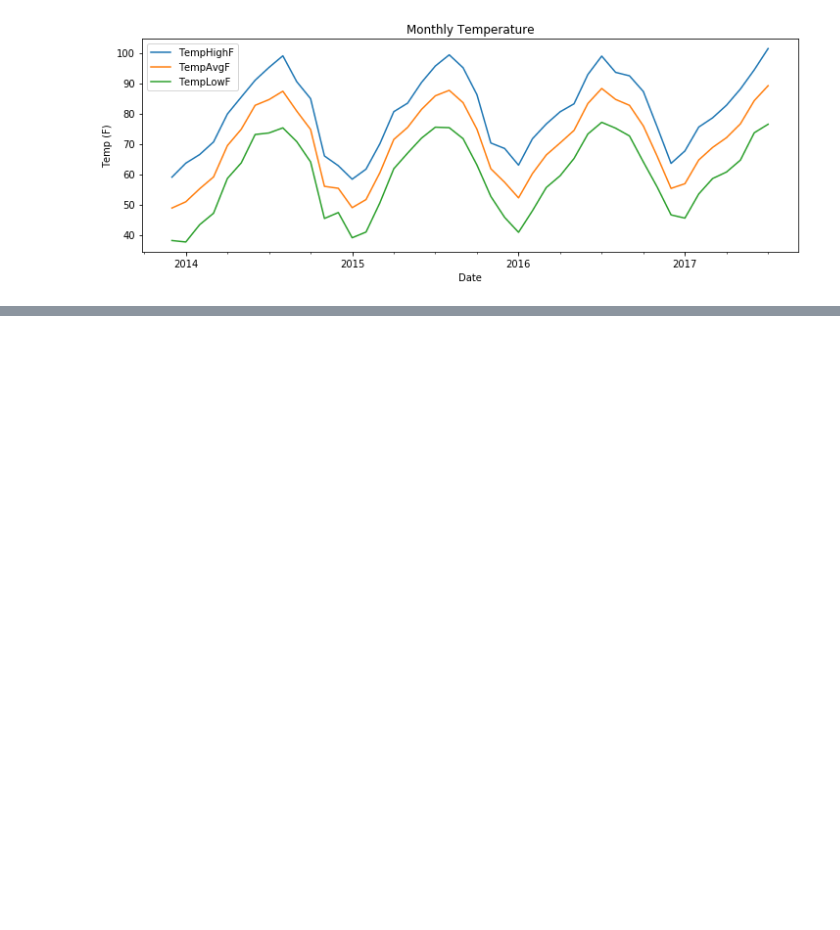
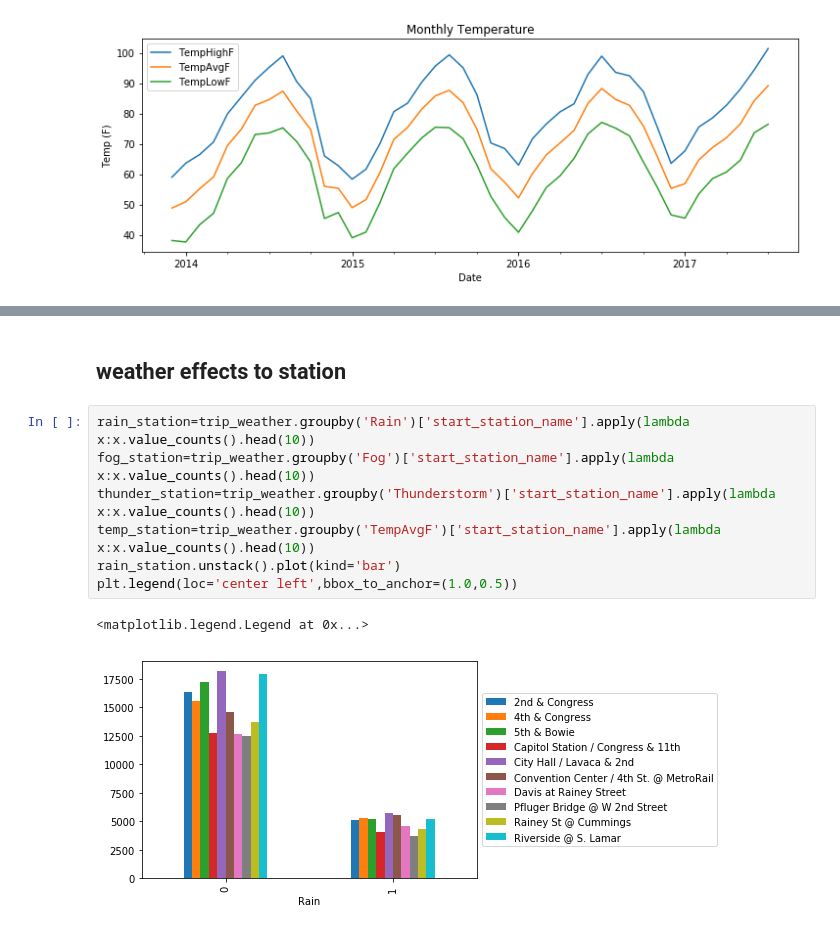
Before and after one commit to akhilesh-reddy/Strategy-consulting-for-bike-sharing, a Jupyter notebook: weather EDA - Rachel.ipynb, the cells around one changed output, grey strips where cells are left out. Saved outputs shown, nothing was run; the diff lists cells and outputs as text; blank space fills up the shorter version.

```diff
--- a/weather EDA - Rachel.ipynb
+++ b/weather EDA - Rachel.ipynb
@@ -97,0 +101,12 @@ trips.groupby(['year'])['duration_minutes'].mean().plot()
+# %% [markdown]
+## weather effects to station
+# %%
+rain_station=trip_weather.groupby('Rain')['start_station_name'].apply(lambda x:x.value_counts().head(10))
+fog_station=trip_weather.groupby('Fog')['start_station_name'].apply(lambda x:x.value_counts().head(10))
+thunder_station=trip_weather.groupby('Thunderstorm')['start_station_name'].apply(lambda x:x.value_counts().head(10))
+temp_station=trip_weather.groupby('TempAvgF')['start_station_name'].apply(lambda x:x.value_counts().head(10))
+rain_station.unstack().plot(kind='bar')
+plt.legend(loc='center left',bbox_to_anchor=(1.0,0.5))
+# %% [output]
+<matplotlib.legend.Legend at 0x...>
+[figure, added]
```
Also changed, not shown: parts of 19 cells of this notebook.
